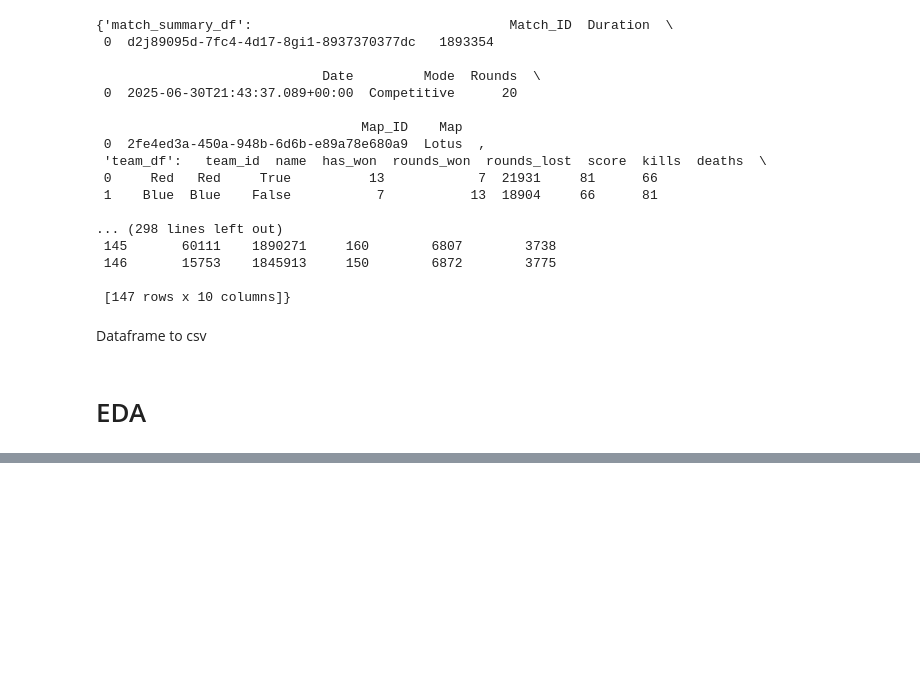
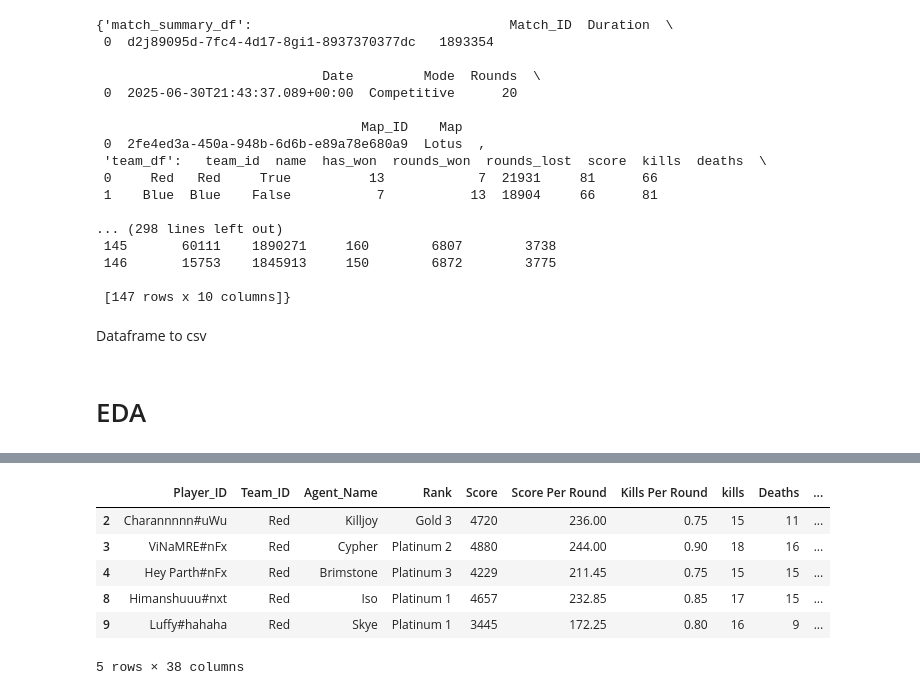
Before and after one commit to Vinnamre/Proj-X, a Jupyter notebook: match_analysis.ipynb, the cells around one changed output, grey strips where cells are left out. Drawn from its saved outputs; the diff is of its cells as text; code cells hidden in the pictures; blank space fills up the shorter version.

```diff
--- a/match_analysis.ipynb
+++ b/match_analysis.ipynb
@@ -542,0 +576,11 @@ for name, df in df_collection.items():
+# %%
+team_stats = player_summary_df[player_summary_df['Team_ID'] == 'Red']
+team_stats
+# %% [output]
+|  | Player_ID | Team_ID | Agent_Name | Rank | Score | Score Per Round | Kills Per Round | kills | Deaths | ... |
+| 2 | Charannnnn#uWu | Red | Killjoy | Gold 3 | 4720 | 236.00 | 0.75 | 15 | 11 | ... |
+| 3 | ViNaMRE#nFx | Red | Cypher | Platinum 2 | 4880 | 244.00 | 0.90 | 18 | 16 | ... |
+| 4 | Hey Parth#nFx | Red | Brimstone | Platinum 3 | 4229 | 211.45 | 0.75 | 15 | 15 | ... |
+| 8 | Himanshuuu#nxt | Red | Iso | Platinum 1 | 4657 | 232.85 | 0.85 | 17 | 15 | ... |
+| 9 | Luffy#hahaha | Red | Skye | Platinum 1 | 3445 | 172.25 | 0.80 | 16 | 9 | ... |
+5 rows × 38 columns
```
Also changed, not shown: parts of 11 cells of this notebook.
